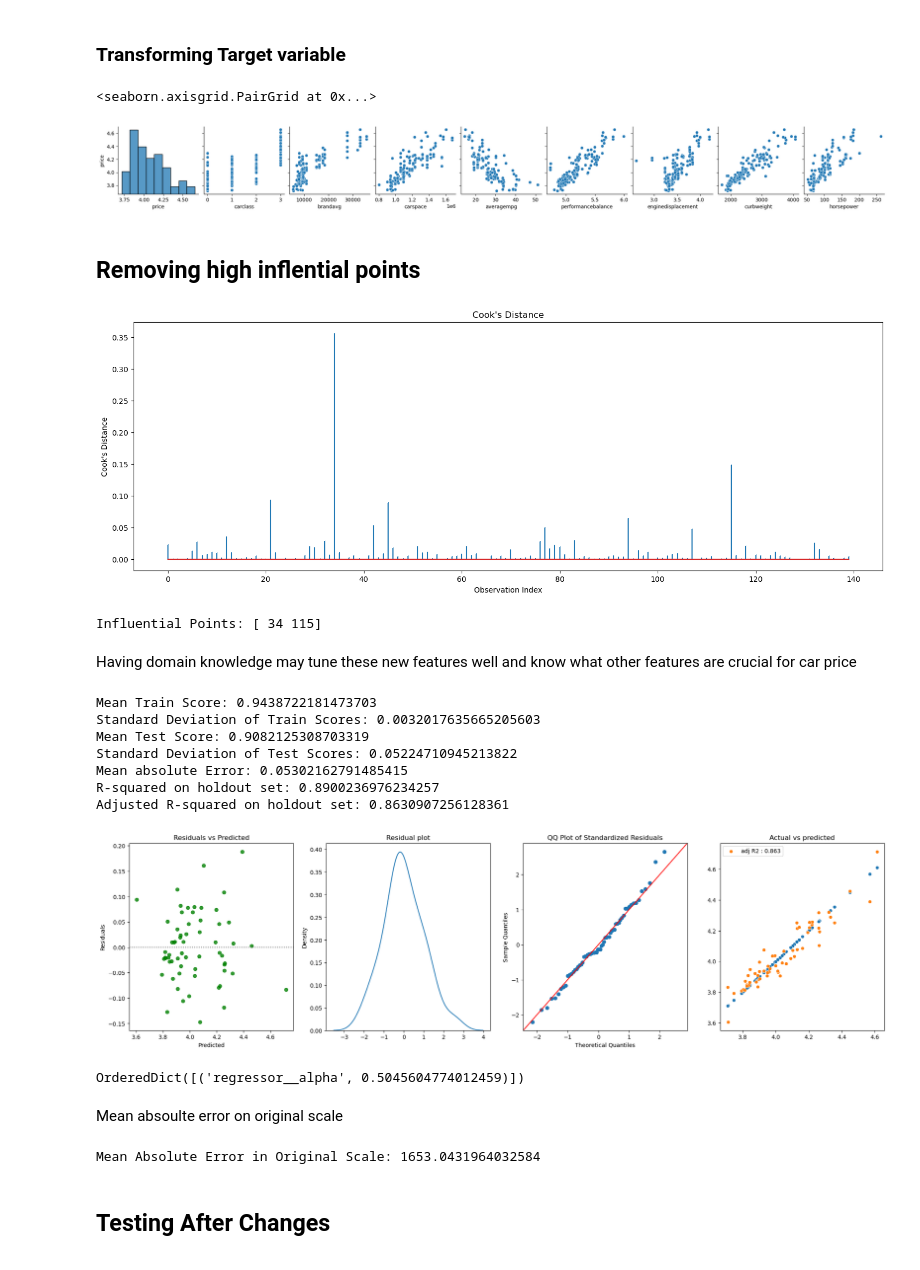
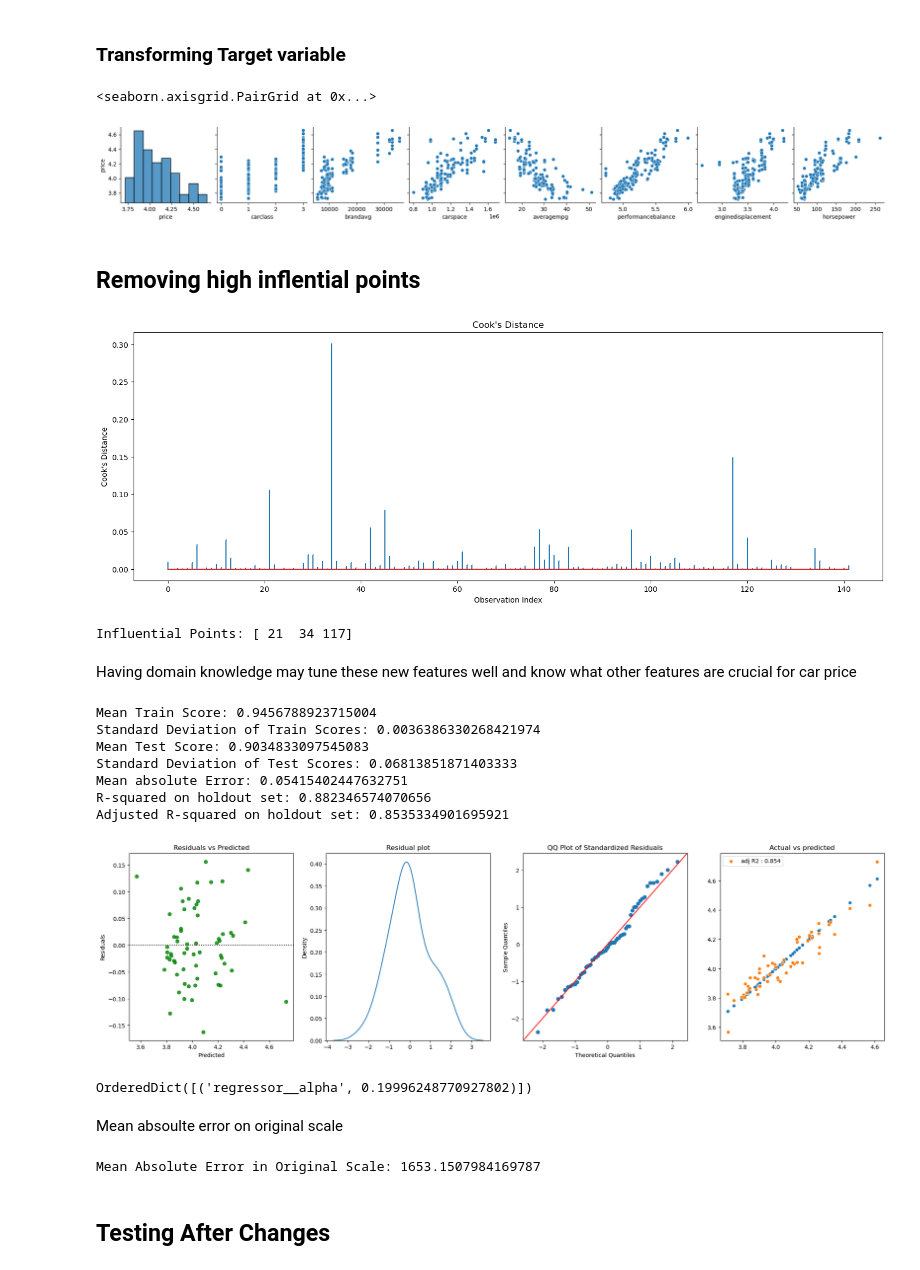
Before and after one commit to Ravikumarchavva/ML_Playground, a Jupyter notebook: week1_regressionAnalysis/Day5_ErrorAnalysis/ErrorAnalysis.ipynb, the cells around one changed output. Saved outputs shown, nothing was run; the diff lists cells and outputs as text; code cells hidden in the pictures.

```diff
--- a/week1_regressionAnalysis/Day5_ErrorAnalysis/ErrorAnalysis.ipynb
+++ b/week1_regressionAnalysis/Day5_ErrorAnalysis/ErrorAnalysis.ipynb
@@ -210,8 +210,8 @@ sns.pairplot(train_data.drop("car_ID").to_pandas(),y_vars='price')
 ### Adding the ommited features
 # %%
 data=pl.read_csv("CarPrice_Assignment.csv")
-train_data=train_data.join(data[["car_ID","curbweight","horsepower"]],on="car_ID") # remaining features didn't captured autocorrelation well
-test_data=test_data.join(data[["car_ID","curbweight","horsepower"]],on="car_ID")
+train_data=train_data.join(data[["car_ID","horsepower"]],on="car_ID") # remaining features didn't captured autocorrelation well
+test_data=test_data.join(data[["car_ID","horsepower"]],on="car_ID")
 # %%
 train_data.drop("car_ID").to_pandas().hist(figsize=(12,8))
 plt.show()
@@ -237,7 +237,7 @@ test_data=test_data.with_columns(test_data['price'].log10())
 sns.pairplot(train_data.drop("car_ID").to_pandas(),y_vars='price')
 # %% [output]
 <seaborn.axisgrid.PairGrid at 0x...>
-[figure, old version]
+[figure, new version]
 # %% [markdown]
 ## Removing high inflential points
 # %%
@@ -279,8 +279,8 @@ n_samples = len(y)
 influential_points = np.where(cooks_d[0] > 0.1)[0]  # Arbitary
 print("Influential Points:", influential_points)
 # %% [output]
-[figure, old version]
+[figure, new version]
-Influential Points: [ 34 115]
+Influential Points: [ 21  34 117]
 # %%
 train_data=train_data.filter(~(train_data["car_ID"].is_in(train_data[influential_points]["car_ID"])))
 # %%
@@ -320,7 +320,7 @@ param_space = {
 }
 rkf=RepeatedKFold(n_splits=10,random_state=42)
 # Initialize the Bayesian search
-bayes_search = BayesSearchCV(estimator=ridge_pipe, search_spaces=param_space, n_iter=100, cv=rkf, n_jobs=-1, random_state=42)
+bayes_search = BayesSearchCV(estimator=ridge_pipe, search_spaces=param_space, n_iter=25, cv=rkf, n_jobs=-1, random_state=42)
 
 # Fit the search
 bayes_search.fit(X_train, y_train)
@@ -343,49 +343,49 @@ sc=StandardScaler()
 predictions = cross_val_predict(ridge_pipe, X_test, y_test)
 residuals = y_test - predictions
 std_residuals = sc.fit_transform(residuals.values.reshape(-1, 1))
 std_residuals = std_residuals.flatten()
 mae = mean_absolute_error(y_test, predictions)
 r2 = r2_score(y_true=y_test,y_pred= predictions)
 n,p = X_test.shape
 adjusted_r2 = 1 - (1 - r2) * (n - 1) / (n - p - 1)
 
 print(f'Mean absolute Error: {mae}')
 print(f'R-squared on holdout set: {r2}')
 print(f'Adjusted R-squared on holdout set: {adjusted_r2}')
 
 fig,[ax1,ax2,ax3,ax4] = plt.subplots(ncols=4,figsize=(24,6))
 sns.residplot(x=predictions, y=residuals, color='g',ax=ax1)
 ax1.set_xlabel('Predicted')
 ax1.set_ylabel('Residuals')
 ax1.set_title('Residuals vs Predicted')
 sns.kdeplot(std_residuals,ax=ax2)
 ax2.set_title("Residual plot")
 # QQ plot
 sm.qqplot(std_residuals, line='45', ax=ax3)
 ax3.set_title('QQ Plot of Standardized Residuals')
 sns.scatterplot(x=y_test,y=y_test,ax=ax4)
 sns.scatterplot(x=y_test,y=predictions,ax=ax4,label=f"adj R2 : {adjusted_r2.round(3)}")
 ax4.set_title("Actual vs predicted")
 ax4.set_xlabel("")
 ax4.set_ylabel("")
 plt.show()
 # %% [output]
-Mean Train Score: 0.9438722181473703
-Standard Deviation of Train Scores: 0.0032017635665205603
-Mean Test Score: 0.9082125308703319
-Standard Deviation of Test Scores: 0.05224710945213822
-Mean absolute Error: 0.05302162791485415
-R-squared on holdout set: 0.8900236976234257
-Adjusted R-squared on holdout set: 0.8630907256128361
+Mean Train Score: 0.9456788923715004
+Standard Deviation of Train Scores: 0.0036386330268421974
+Mean Test Score: 0.9034833097545083
+Standard Deviation of Test Scores: 0.06813851871403333
+Mean absolute Error: 0.05415402447632751
+R-squared on holdout set: 0.882346574070656
+Adjusted R-squared on holdout set: 0.8535334901695921
-[figure, old version]
+[figure, new version]
 # %%
 bayes_search.best_params_
 # %% [output]
-OrderedDict([('regressor__alpha', 0.5045604774012459)])
+OrderedDict([('regressor__alpha', 0.19996248770927802)])
 # %% [markdown]
 Mean absoulte error on original scale
 # %%
-predictions = cross_val_predict(elastic_pipe, X_test, y_test)
+predictions = cross_val_predict(ridge_pipe, X_test, y_test)
 residuals = y_test - predictions
 # Sample data (assuming y_test and predictions are in log10 scale)
 y_test_transformed = y_test
@@ -403,7 +403,7 @@ mae_original = np.mean(abs_error_original)
 
 print("Mean Absolute Error in Original Scale:", mae_original)
 # %% [output]
-Mean Absolute Error in Original Scale: 1653.0431964032584
+Mean Absolute Error in Original Scale: 1653.1507984169787
 # %% [markdown]
 ## Testing After Changes
 # %%
```
Also changed, not shown: parts of 12 cells of this notebook, 35 other files.
